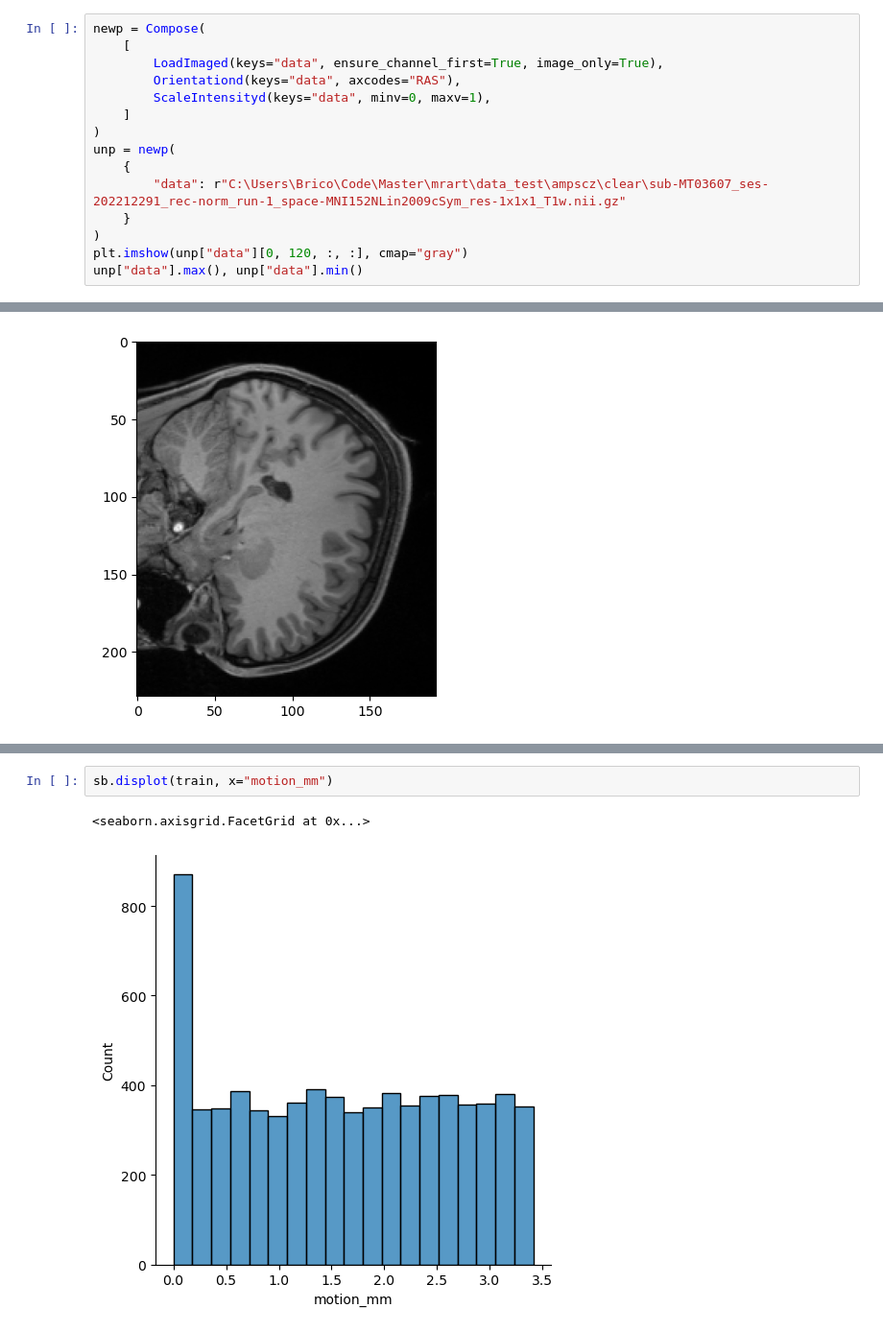
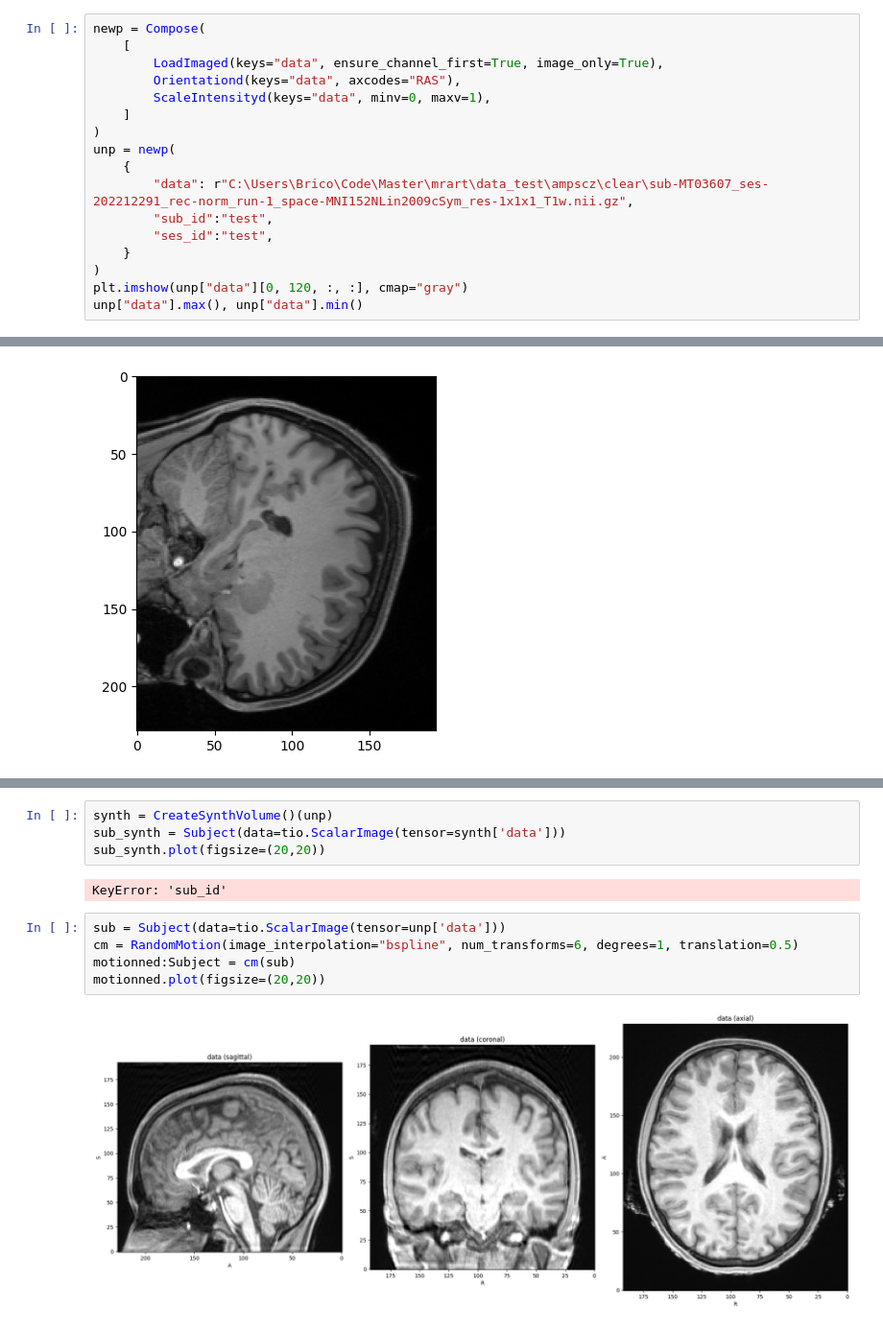
Before and after one commit to chbricout/motiondetector, a Jupyter notebook: notebooks/motion.ipynb, the cells around one changed output, grey strips where cells are left out. Shown at 96% size. Drawn from its saved outputs; the diff is of its cells as text.

```diff
--- a/notebooks/motion.ipynb
+++ b/notebooks/motion.ipynb
@@ -51,7 +54,9 @@ newp = Compose(
 )
 unp = newp(
     {
-        "data": r"C:\Users\Brico\Code\Master\mrart\data_test\ampscz\clear\sub-MT03607_ses-202212291_rec-norm_run-1_space-MNI152NLin2009cSym_res-1x1x1_T1w.nii.gz"
+        "data": r"C:\Users\Brico\Code\Master\mrart\data_test\ampscz\clear\sub-MT03607_ses-202212291_rec-norm_run-1_space-MNI152NLin2009cSym_res-1x1x1_T1w.nii.gz",
+        "sub_id":"test",
+        "ses_id":"test",
     }
 )
 plt.imshow(unp["data"][0, 120, :, :], cmap="gray")
@@ -297,6 +67,14 @@ sb.displot(val, x="motion_mm")
-# %%
-sb.displot(train, x="motion_mm")
-# %% [output]
-<seaborn.axisgrid.FacetGrid at 0x...>
-[figure, removed]
+# %%
+synth = CreateSynthVolume()(unp)
+sub_synth = Subject(data=tio.ScalarImage(tensor=synth['data']))
+sub_synth.plot(figsize=(20,20))
+# %% [output]
+KeyError: 'sub_id'
+# %%
+sub = Subject(data=tio.ScalarImage(tensor=unp['data']))
+cm = RandomMotion(image_interpolation="bspline", num_transforms=6, degrees=1, translation=0.5)
+motionned:Subject = cm(sub)
+motionned.plot(figsize=(20,20))
+# %% [output]
+[figure, added]
 # %%
```
Also changed, not shown: parts of 21 cells of this notebook, 13 other files.
